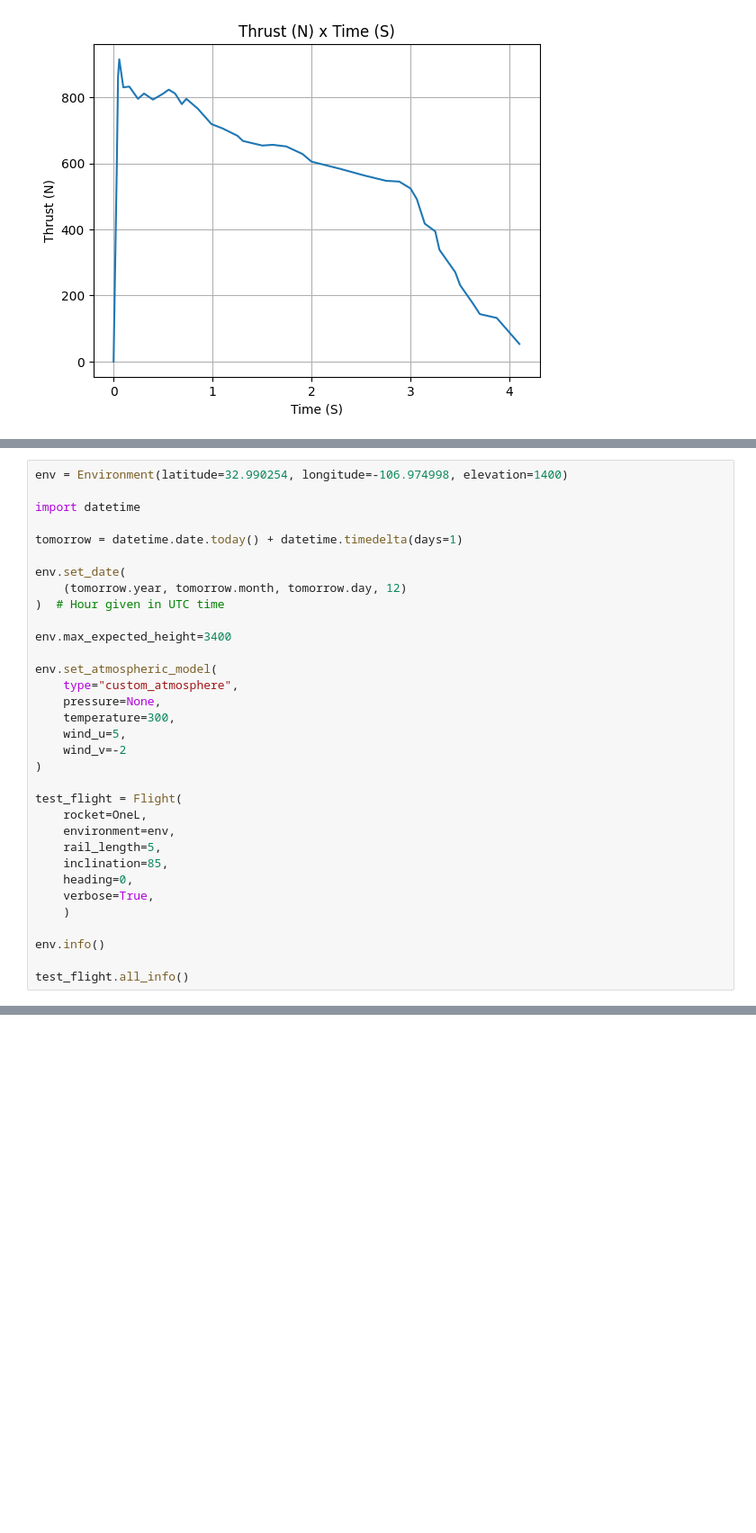
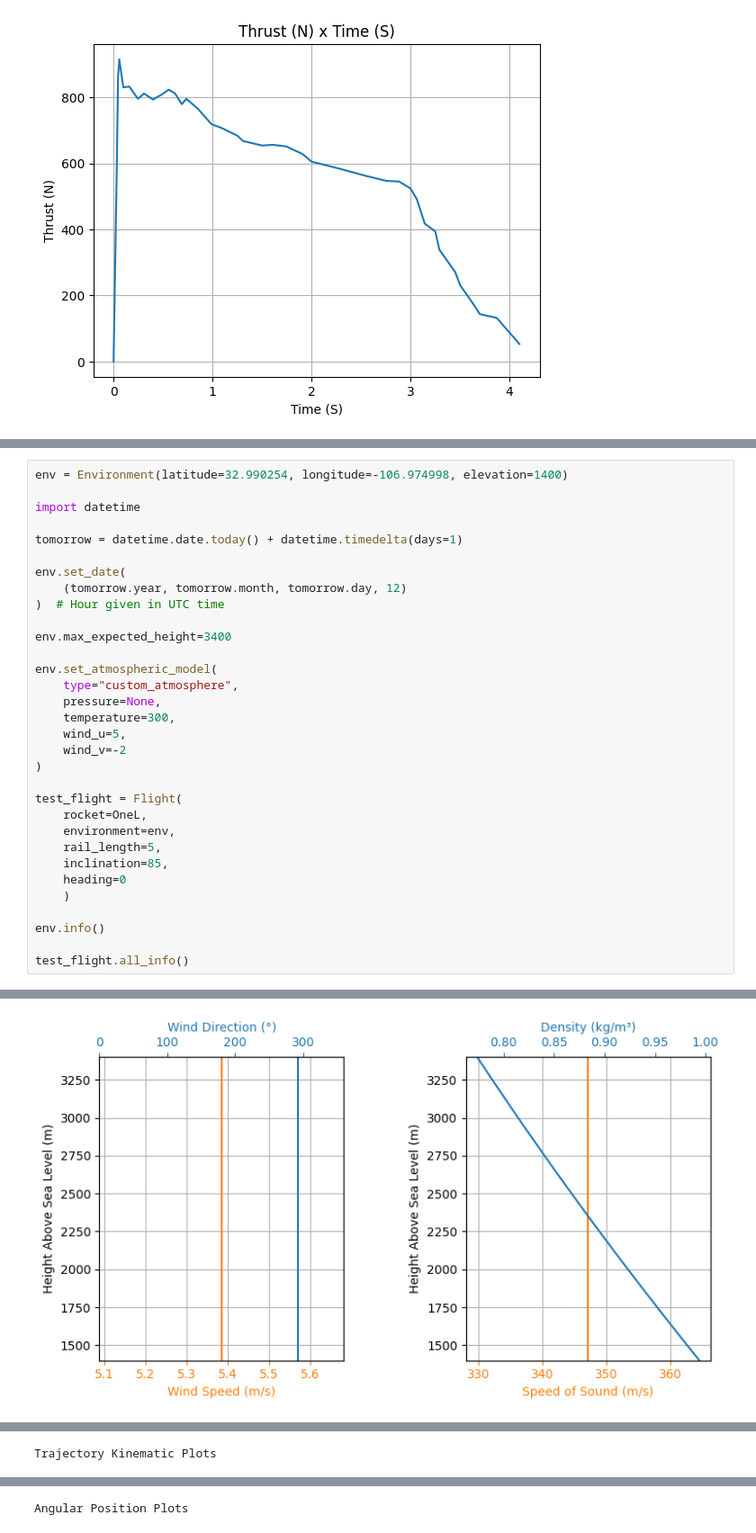
Before and after one commit to IanMeyer15/Test-Rocket, a Jupyter notebook: main.ipynb, the cells around one changed output, grey strips where cells are left out. Shown at 90% size. Saved outputs shown, nothing was run; the diff lists cells and outputs as text; blank space fills up the shorter version.

```diff
--- a/main.ipynb
+++ b/main.ipynb
@@ -87,8 +87,7 @@ test_flight = Flight(
     environment=env,
     rail_length=5,
     inclination=85,
-    heading=0,
-    verbose=True,
+    heading=0
     )
 
 env.info()
@@ -98,0 +114 @@ Current Simulation Time: 1.5112 s
+[figure, added]
@@ -99,0 +133 @@ KeyboardInterrupt:
+Trajectory Kinematic Plots
@@ -99,0 +135 @@ KeyboardInterrupt:
+Angular Position Plots
```
Also changed, not shown: parts of 2 cells of this notebook.
